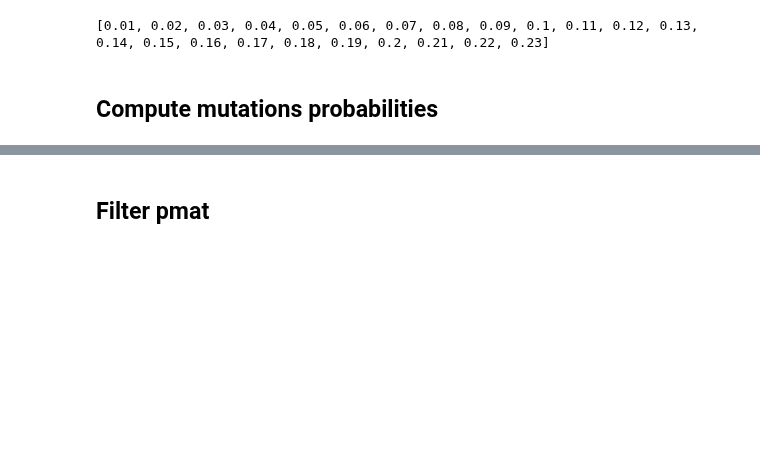
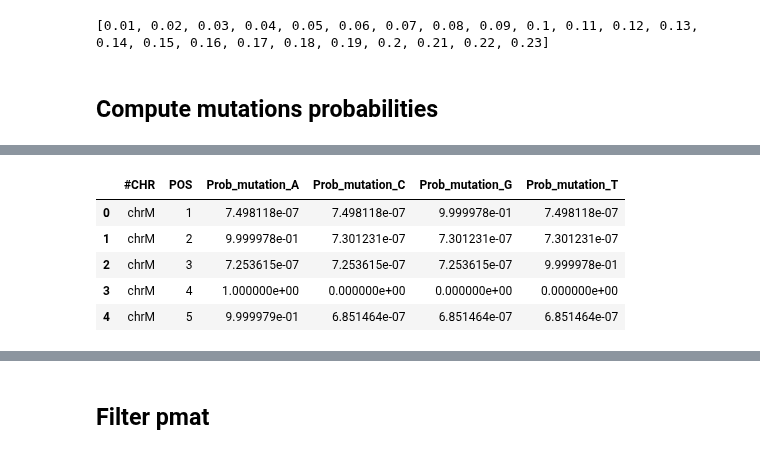
Before and after one commit to cbg-ethz/mt-SCITE, a Jupyter notebook: Notebooks/compute_mutations_probabilities_YFV2001_and_run_mtSCITE.ipynb, the cells around one changed output, grey strips where cells are left out. Drawn from its saved outputs; the diff is of its cells as text; code cells hidden in the pictures; blank space fills up the shorter version.

```diff
--- a/Notebooks/compute_mutations_probabilities_YFV2001_and_run_mtSCITE.ipynb
+++ b/Notebooks/compute_mutations_probabilities_YFV2001_and_run_mtSCITE.ipynb
@@ -14,7 +14,7 @@ from mito.genotyping import *
 ## Load reference
 # %%
 # Path to reference genome
-reference_path = '../../data/reference/mito_GRCh38_gimlet.fasta'
+reference_path = '../data/reference/mito_GRCh38_gimlet.fasta'
 
 with open(reference_path, 'r'):
     reference_seq = next(SeqIO.parse(reference_path, "fasta"))
@@ -173,0 +183,20 @@ def cell_prob(e_rate):
+# %%
+# Create minimal example
+# Creating the DataFrame
+example_df = pd.DataFrame({
+    '#CHR': ['chrM'] * 5,
+    'POS': [1, 2, 3, 4, 5],
+    'Count_A': [0, 457, 0, 599, 487],
+    'Count_C': [0, 0, 0, 478, 0],
+    'Count_G': [445, 0, 0, 0, 0],
+    'Count_T': [0, 0, 460, 0, 0],
+    'Good_depth': [445, 457, 460, 478, 487]
+})
+
+example_df_list = cell_count = [example_df, example_df]
+
+# Display the DataFrame
+print(example_df)
+
+example_reference = reference = pd.Series(["G", "A", "T", "C", "A"])
+example_reference
@@ -173,0 +216,22 @@ def cell_prob(e_rate):
+# %%
+e_rate = 0.01
+p_mutation = 1/1000.0
+error_rate_when_no_mutation = error_rate_when_mutation = e_rate
+p_cell = nucleotide_mutation_prob(
+            cell_counts=example_df,
+            reference=reference,
+            error_rate_when_no_mutation=error_rate_when_no_mutation, ###
+            error_rate_when_mutation=error_rate_when_mutation, ###
+            p_mutation=p_mutation,
+        )
+
+p_mut = mutation_prob(p_cell, example_reference)
+# %%
+p_cell
+# %% [output]
+|  | #CHR | POS | Prob_mutation_A | Prob_mutation_C | Prob_mutation_G | Prob_mutation_T |
+| 0 | chrM | 1 | 7.498118e-07 | 7.498118e-07 | 9.999978e-01 | 7.498118e-07 |
+| 1 | chrM | 2 | 9.999978e-01 | 7.301231e-07 | 7.301231e-07 | 7.301231e-07 |
+| 2 | chrM | 3 | 7.253615e-07 | 7.253615e-07 | 7.253615e-07 | 9.999978e-01 |
+| 3 | chrM | 4 | 1.000000e+00 | 0.000000e+00 | 0.000000e+00 | 0.000000e+00 |
+| 4 | chrM | 5 | 9.999979e-01 | 6.851464e-07 | 6.851464e-07 | 6.851464e-07 |
```
Also changed, not shown: parts of 10 cells of this notebook, 3 other files.
